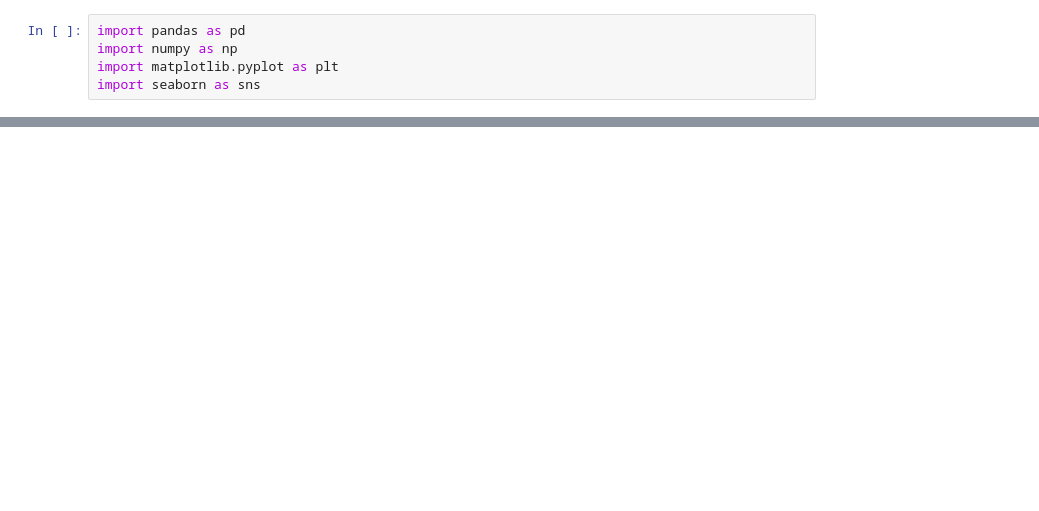
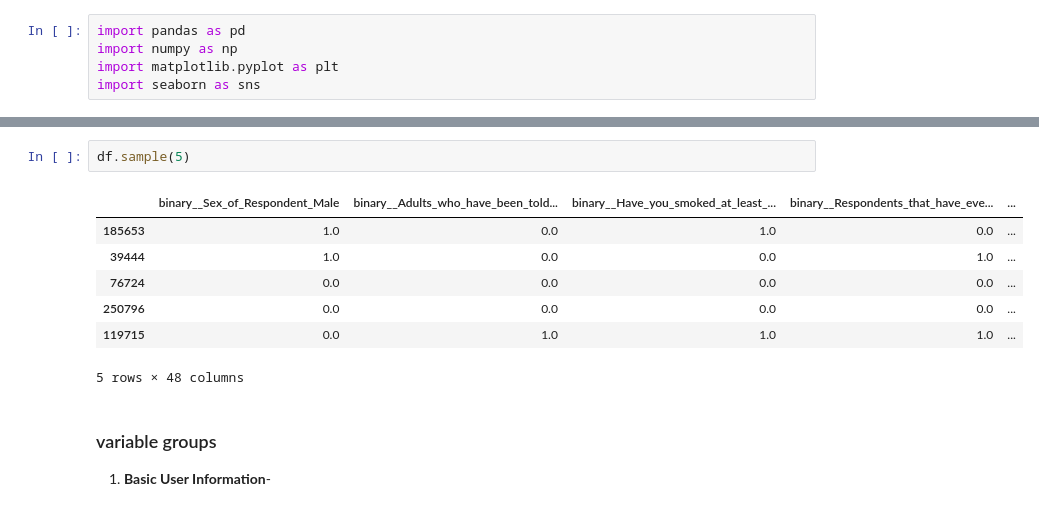
Before and after one commit to Pragati75-stack/NeuroShield-AI, a Jupyter notebook: notebooks/Exploratory_Data_analysis.ipynb, the cells around one changed output, grey strips where cells are left out. Drawn from its saved outputs; the diff is of its cells as text; blank space fills up the shorter version.

```diff
--- a/notebooks/Exploratory_Data_analysis.ipynb
+++ b/notebooks/Exploratory_Data_analysis.ipynb
@@ -39,0 +94,13 @@ Index(['binary__Sex_of_Respondent_Male',
+# %%
+df.sample(5)
+# %% [output]
+|  | binary__Sex_of_Respondent_Male | binary__Adults_who_have_been_told... | binary__Have_you_smoked_at_least_... | binary__Respondents_that_have_eve... | ... |
+| 185653 | 1.0 | 0.0 | 1.0 | 0.0 | ... |
+| 39444 | 1.0 | 0.0 | 0.0 | 1.0 | ... |
+| 76724 | 0.0 | 0.0 | 0.0 | 0.0 | ... |
+| 250796 | 0.0 | 0.0 | 0.0 | 0.0 | ... |
+| 119715 | 0.0 | 1.0 | 1.0 | 1.0 | ... |
+5 rows × 48 columns
+# %% [markdown]
+### variable groups
+1. **Basic User Information**-
```
Also changed, not shown: parts of 12 cells of this notebook, 4 other files.
